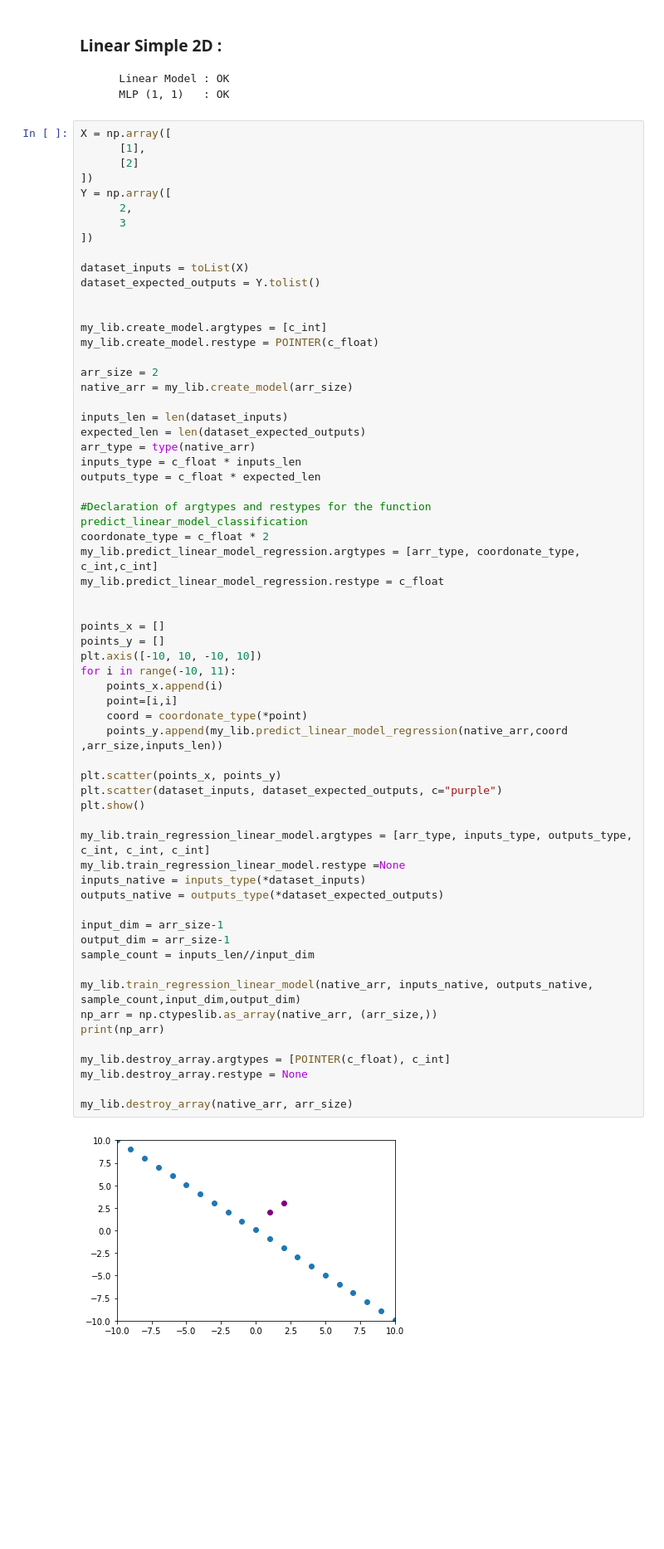
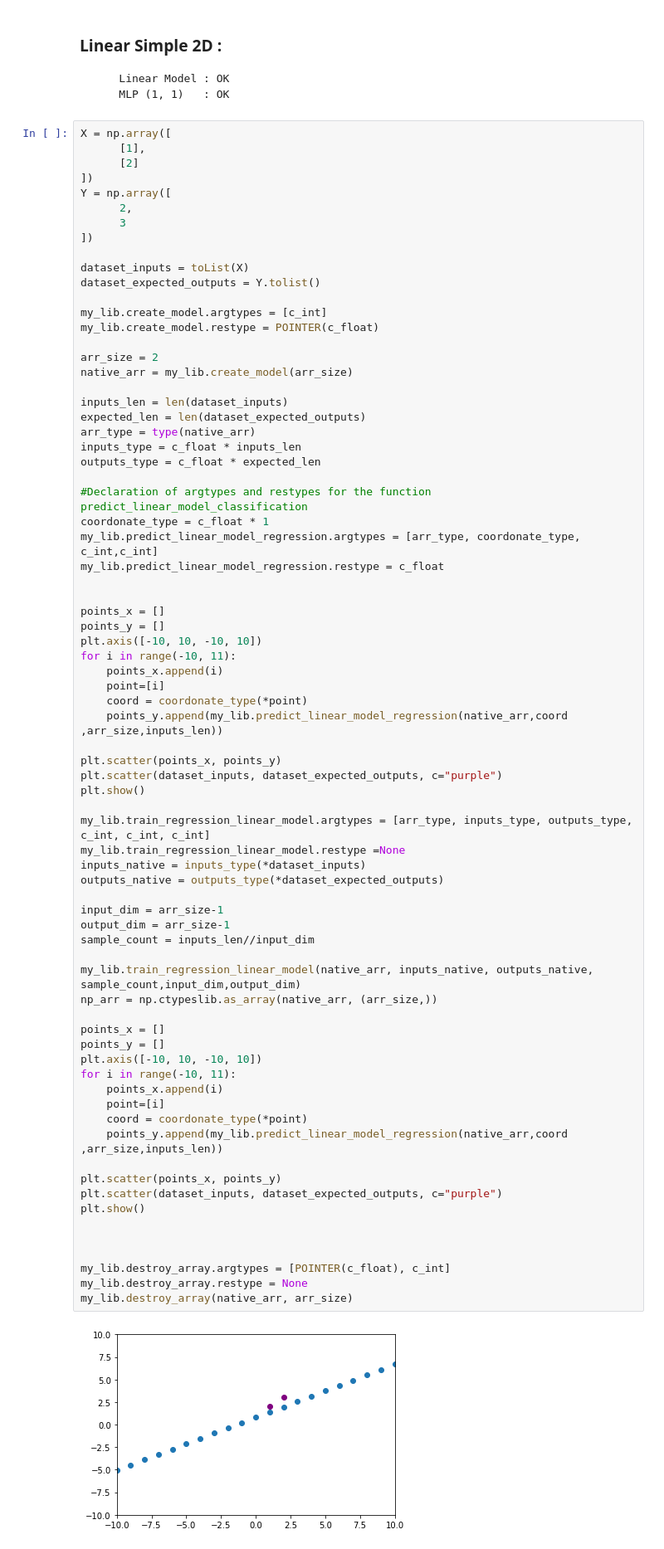
Before and after one commit to NamizataS/PA-groupe-15-3IABD1, a Jupyter notebook: Notebook___CAS_DE_TESTS.ipynb, the cells around one changed output. Shown: that part at 83% size. Cells and saved outputs as stored; diff of their text form; blank space fills up the shorter version.

Commit message:
correction regression ok

```diff
--- a/Notebook___CAS_DE_TESTS.ipynb
+++ b/Notebook___CAS_DE_TESTS.ipynb
@@ -416,7 +416,6 @@ Y = np.array([
 
 dataset_inputs = toList(X)
 dataset_expected_outputs = Y.tolist()
-
 
 my_lib.create_model.argtypes = [c_int]
 my_lib.create_model.restype = POINTER(c_float)
@@ -431,40 +430,53 @@ inputs_type = c_float * inputs_len
 outputs_type = c_float * expected_len
 
 #Declaration of argtypes and restypes for the function predict_linear_model_classification
-coordonate_type = c_float * 2
+coordonate_type = c_float * 1
 my_lib.predict_linear_model_regression.argtypes = [arr_type, coordonate_type, c_int,c_int]
 my_lib.predict_linear_model_regression.restype = c_float
 
 
 points_x = []
 points_y = []
 plt.axis([-10, 10, -10, 10])
 for i in range(-10, 11):
     points_x.append(i)
-    point=[i,i]
+    point=[i]
     coord = coordonate_type(*point)
     points_y.append(my_lib.predict_linear_model_regression(native_arr,coord ,arr_size,inputs_len))
 
 plt.scatter(points_x, points_y)
 plt.scatter(dataset_inputs, dataset_expected_outputs, c="purple")
 plt.show()
 
 my_lib.train_regression_linear_model.argtypes = [arr_type, inputs_type, outputs_type, c_int, c_int, c_int]
 my_lib.train_regression_linear_model.restype =None
 inputs_native = inputs_type(*dataset_inputs)
 outputs_native = outputs_type(*dataset_expected_outputs)
 
 input_dim = arr_size-1
 output_dim = arr_size-1
 sample_count = inputs_len//input_dim
 
 my_lib.train_regression_linear_model(native_arr, inputs_native, outputs_native, sample_count,input_dim,output_dim)
 np_arr = np.ctypeslib.as_array(native_arr, (arr_size,))
-print(np_arr)
+
+points_x = []
+points_y = []
+plt.axis([-10, 10, -10, 10])
+for i in range(-10, 11):
+    points_x.append(i)
+    point=[i]
+    coord = coordonate_type(*point)
+    points_y.append(my_lib.predict_linear_model_regression(native_arr,coord ,arr_size,inputs_len))
+
+plt.scatter(points_x, points_y)
+plt.scatter(dataset_inputs, dataset_expected_outputs, c="purple")
+plt.show()
+
+
 
 my_lib.destroy_array.argtypes = [POINTER(c_float), c_int]
 my_lib.destroy_array.restype = None
-
 my_lib.destroy_array(native_arr, arr_size)
 # %% [output]
-[figure, old version]
+[figure, new version]
```
Also changed, not shown: parts of 3 cells of this notebook.
